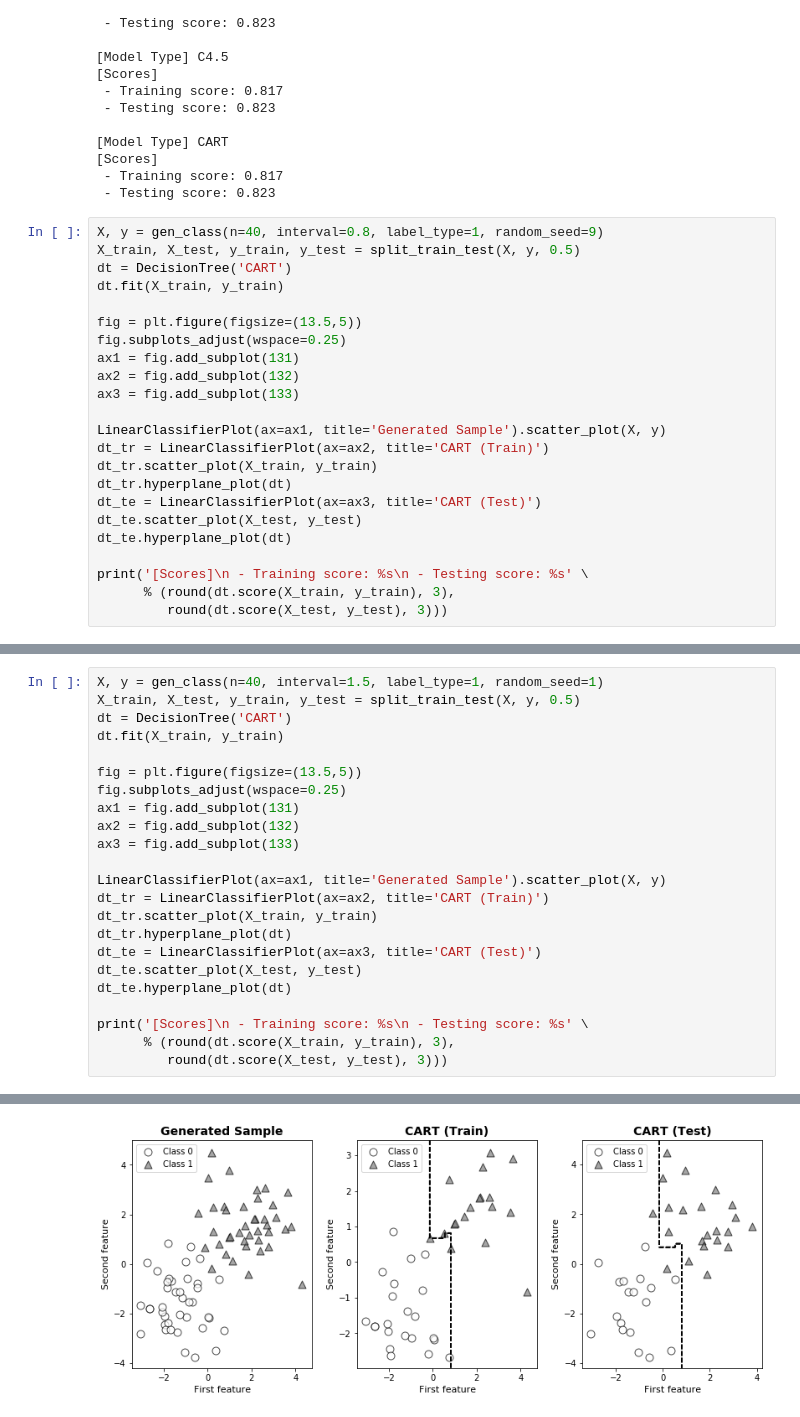
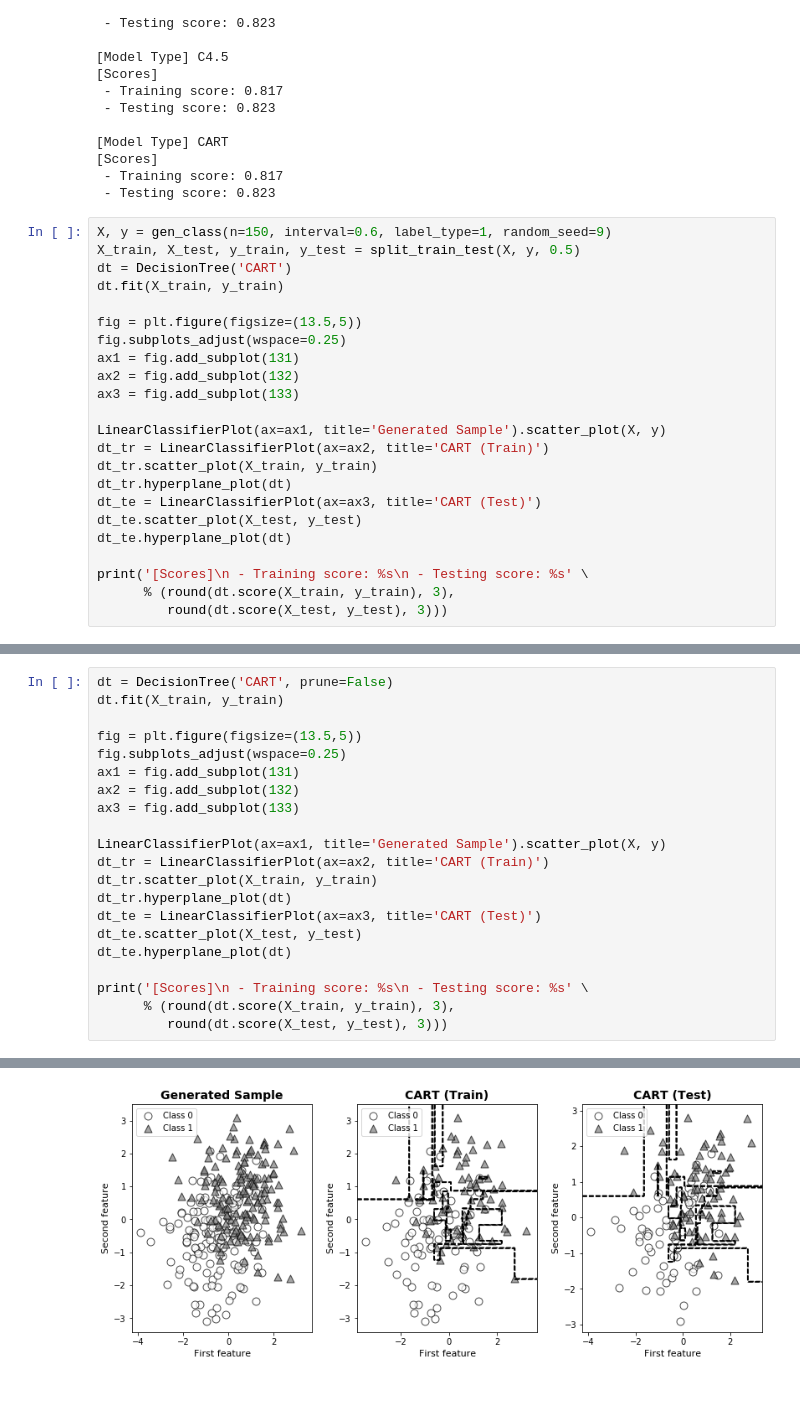
Before and after one commit to zoeyang1030/Statistical-Learning-Methods-python-replication, a Jupyter notebook: Chapter/Chapter-5-DecisionTree.ipynb, the cells around one changed output, grey strips where cells are left out. Cells and saved outputs as stored; diff of their text form.

Commit message:
decision tree

```diff
--- a/Chapter/Chapter-5-DecisionTree.ipynb
+++ b/Chapter/Chapter-5-DecisionTree.ipynb
@@ -140,7 +140,7 @@ print('[Scores]\n - Training score: %s\n - Testing score: %s' \
  - Training score: 0.817
  - Testing score: 0.823
 # %%
-X, y = gen_class(n=40, interval=0.8, label_type=1, random_seed=9)
+X, y = gen_class(n=150, interval=0.6, label_type=1, random_seed=9)
 X_train, X_test, y_train, y_test = split_train_test(X, y, 0.5)
 dt = DecisionTree('CART')
 dt.fit(X_train, y_train)
@@ -170,7 +172,5 @@ print('[Scores]\n - Training score: %s\n - Testing score: %s' \
 # %%
-X, y = gen_class(n=40, interval=1.5, label_type=1, random_seed=1)
-X_train, X_test, y_train, y_test = split_train_test(X, y, 0.5)
-dt = DecisionTree('CART')
+dt = DecisionTree('CART', prune=False)
 dt.fit(X_train, y_train)
 
 fig = plt.figure(figsize=(13.5,5))
@@ -197 +197 @@ print('[Scores]\n - Training score: %s\n - Testing score: %s' \
-[figure, old version]
+[figure, new version]
```
Also changed, not shown: parts of 2 cells of this notebook, 1 other file.
